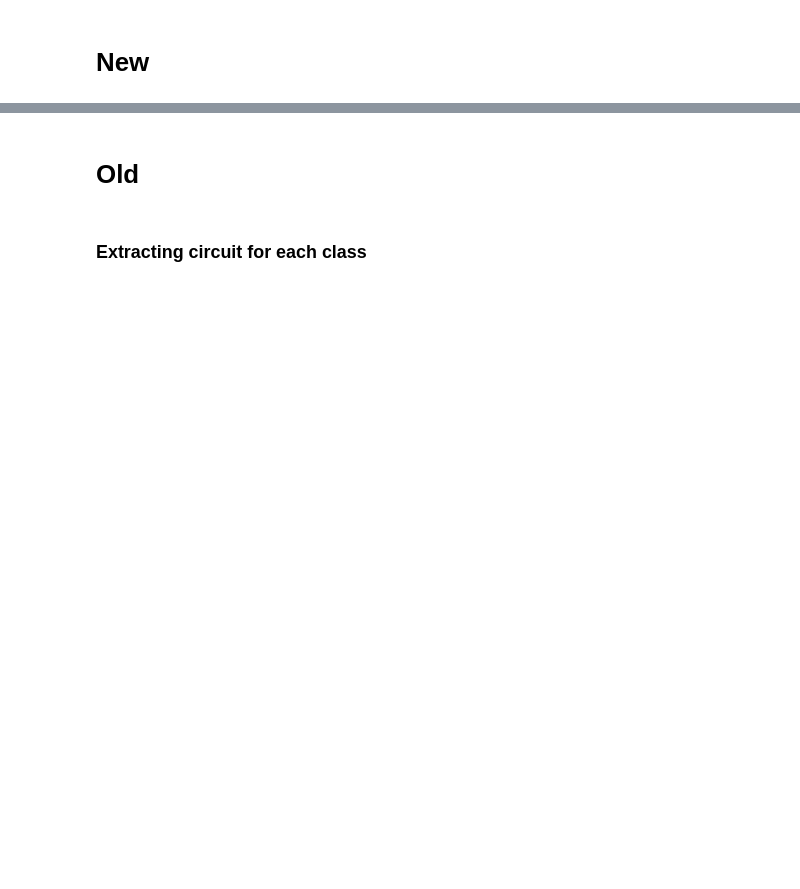
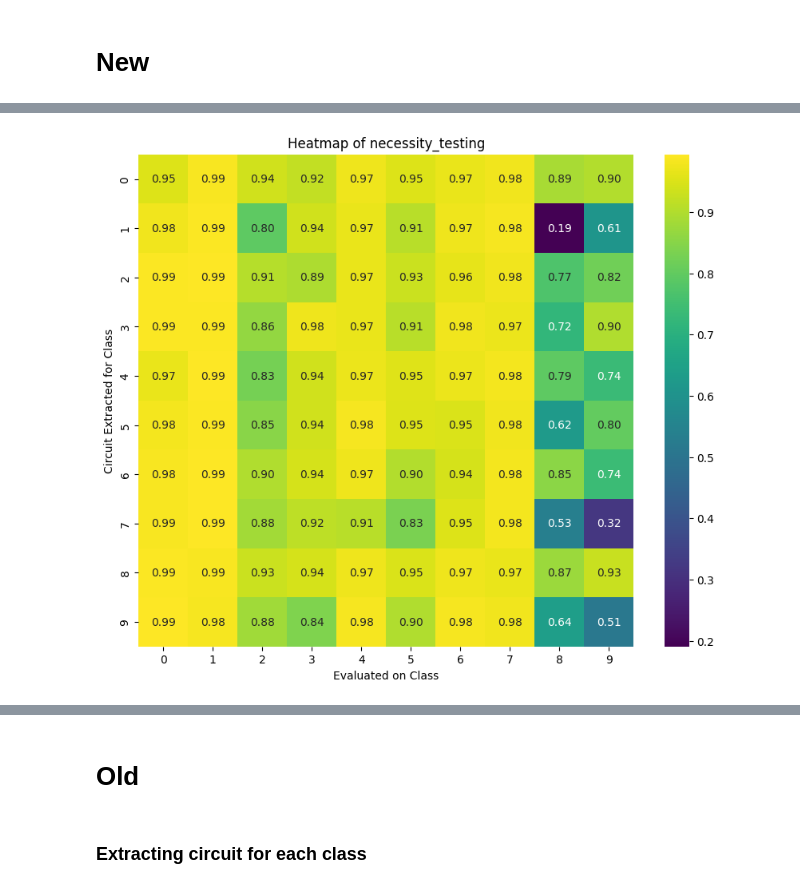
Before and after one commit to cabbage-patch69/Mechanistic-Interpretability, a Jupyter notebook: circuits-tal.ipynb, the cells around one changed output, grey strips where cells are left out. Drawn from its saved outputs; the diff is of its cells as text; code cells hidden in the pictures; blank space fills up the shorter version.

```diff
--- a/circuits-tal.ipynb
+++ b/circuits-tal.ipynb
@@ -1358,12 +1443,14 @@ plt.show()
 # %%
 nec_heatmap = plot_circuit_testing_heatmap(
     circuits_dict=dict_10_classes,
     test_func=necessity_testing,
-    dataloader=testloader,
-    device=device
+    dataloader=trainloader,
+    dev=device
 )
-plt.savefig("out/nec_map.png", bbox_inches='tight')
+# plt.savefig("out/nec_map.png", bbox_inches='tight')
 plt.show()
+# %% [output]
+[figure, added]
 # %%
 divergence_results = path_divergence_dict(
     circuits_dict=dict_10_classes,
```
Also changed, not shown: parts of 23 cells of this notebook, 3 other files.
